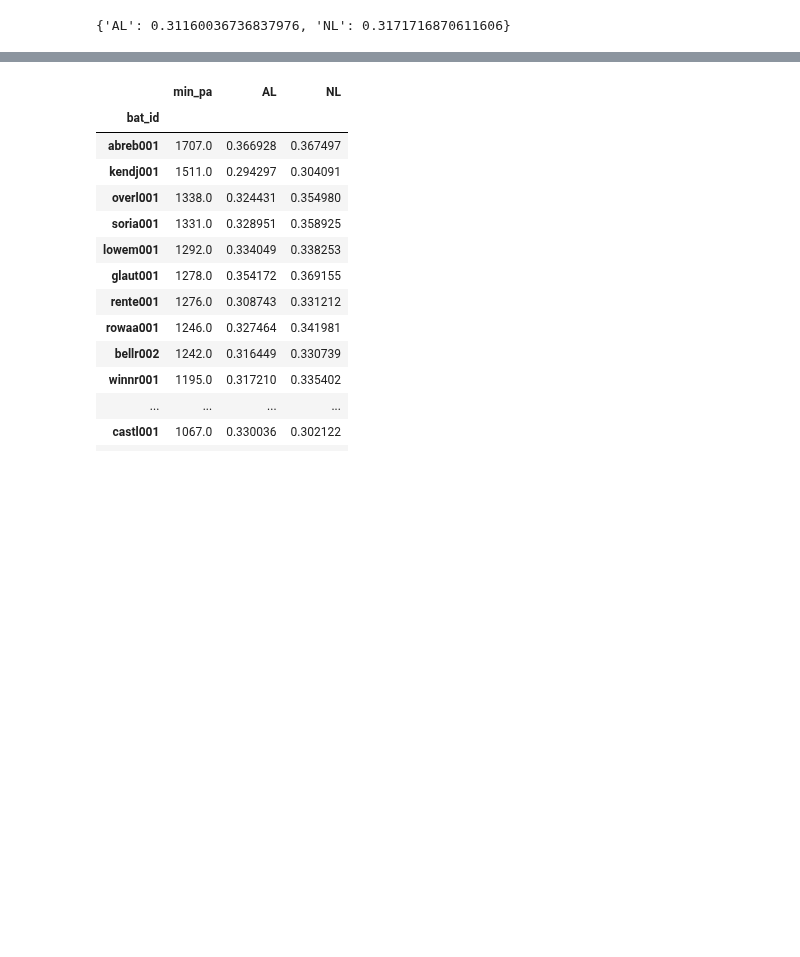
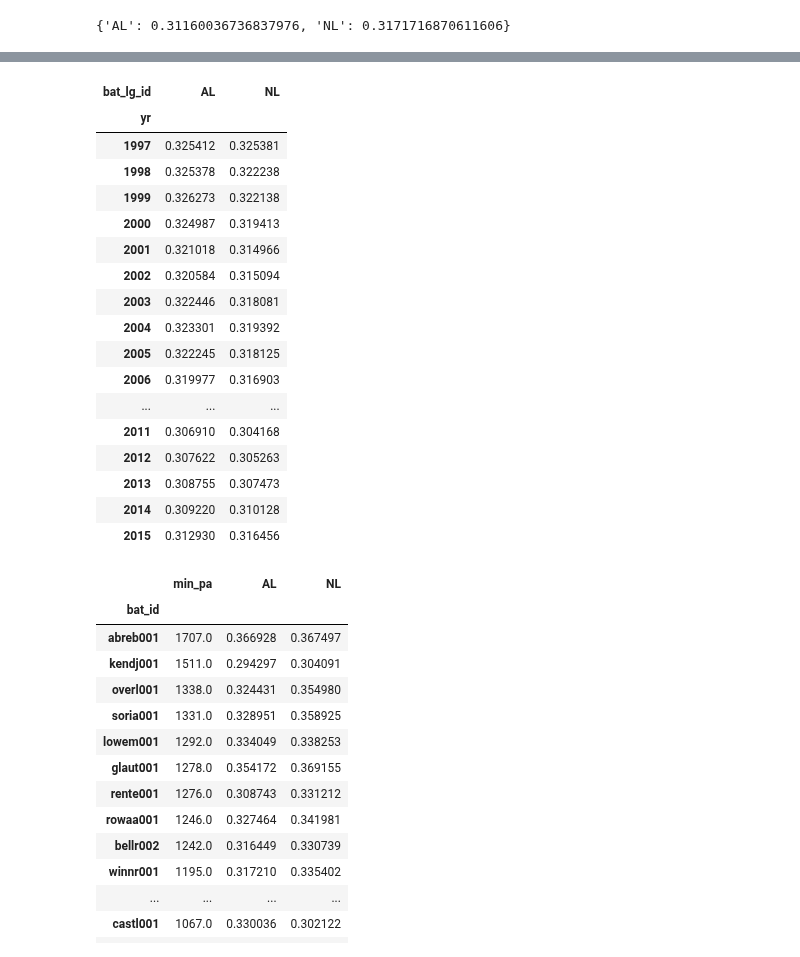
Before and after one commit to sdvinay/baseball_sql, a Jupyter notebook: pandas/AL_vs_NL.ipynb, the cells around one changed output, grey strips where cells are left out. Saved outputs shown, nothing was run; the diff lists cells and outputs as text; code cells hidden in the pictures; blank space fills up the shorter version.

```diff
--- a/pandas/AL_vs_NL.ipynb
+++ b/pandas/AL_vs_NL.ipynb
@@ -206,3 +213,31 @@ result
+# %%
+# Do the same thing, while ignoring DHs/PHs/etc
+pos_range = range(2, 9)
+
+result = compute_splits_windows(pa.query('bat_fld_cd in @pos_range'), split = ['pit_id', 'bat_lg_id'], window_size = 5)
+fig = px.line(result.reset_index(), x='yr', y='woba', color='bat_lg_id')
+fig.update_layout(hovermode="x")
+fig.show()
+result.unstack()
+# %% [output]
+| bat_lg_id | AL | NL |
+| yr |  |  |
+| 1997 | 0.325412 | 0.325381 |
+| 1998 | 0.325378 | 0.322238 |
+| 1999 | 0.326273 | 0.322138 |
+| 2000 | 0.324987 | 0.319413 |
+| 2001 | 0.321018 | 0.314966 |
+| 2002 | 0.320584 | 0.315094 |
+| 2003 | 0.322446 | 0.318081 |
+| 2004 | 0.323301 | 0.319392 |
+| 2005 | 0.322245 | 0.318125 |
+| 2006 | 0.319977 | 0.316903 |
+| ... | ... | ... |
+| 2011 | 0.306910 | 0.304168 |
+| 2012 | 0.307622 | 0.305263 |
+| 2013 | 0.308755 | 0.307473 |
+| 2014 | 0.309220 | 0.310128 |
+| 2015 | 0.312930 | 0.316456 |
 # %%
 # look at who contributes to a sample and how
 
```
Also changed, not shown: parts of 6 cells of this notebook.
